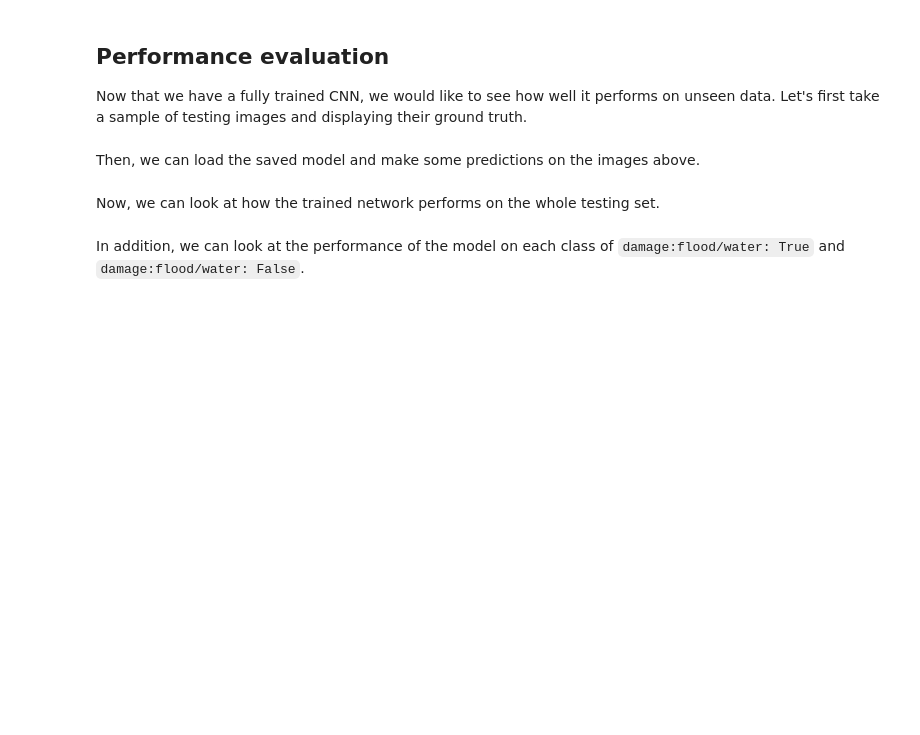
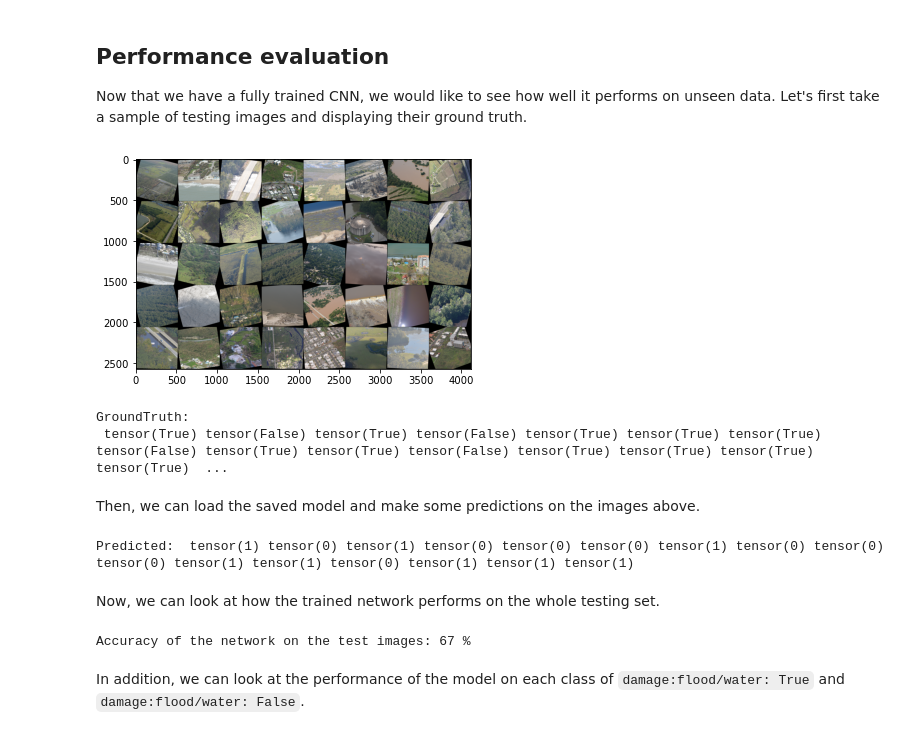
Before and after one commit to bwsi-hadr/11-Building_a_CNN, a Jupyter notebook: 14-Building and training a neural network, ethics in AI.ipynb, the cells around one changed output. Drawn from its saved outputs; the diff is of its cells as text; code cells hidden in the pictures; blank space fills up the shorter version.

````diff
--- a/14-Building and training a neural network, ethics in AI.ipynb
+++ b/14-Building and training a neural network, ethics in AI.ipynb
@@ -239,7 +266,7 @@ We are now ready to train a CNN! We are going to start with a familiar step: we'
 from torch.utils.data.sampler import SubsetRandomSampler
 from torch.utils.data import DataLoader
 
-batch_size = 16
+batch_size = 64
 test_split_ratio = .2
 shuffle_dataset = True
 random_seed= 42
@@ -333,23 +356,29 @@ def imshow(img):
     plt.show()
 
 dataiter = iter(test_loader)
-images = dataiter.next()['image']
-labels = dataiter.next()['damage:flood/water']
-
-# print images
-imshow(torchvision.utils.make_grid(images))
-print('GroundTruth: ', ' '.join('%5s' % labels[j] for j in range(16)))
+single_iter = dataiter.next()
+images = single_iter['image']
+labels = single_iter['damage:flood/water']
+# %%
+# print images
+imshow(utils.make_grid(images))
+print('GroundTruth: \n', ' '.join('%5s' % labels[j].cpu() for j in range(16)))
+# %% [output]
+[figure, added]
+GroundTruth:
+ tensor(True) tensor(False) tensor(True) tensor(False) tensor(True) tensor(True) tensor(True) tensor(False) tensor(True) tensor(True) tensor(False) tensor(True) tensor(True) tensor(True) tensor(True)  ...
 # %% [markdown]
 Then, we can load the saved model and make some predictions on the images above.
 # %%
-net = Net()
 net.load_state_dict(torch.load(PATH))
 
-outputs = net(images)
+outputs = net(images.cuda())
 _, predicted = torch.max(outputs, 1)
 
-print('Predicted: ', ' '.join('%5s' % predicted[j]
+print('Predicted: ', ' '.join('%5s' % predicted[j].cpu()
                               for j in range(16)))
+# %% [output]
+Predicted:  tensor(1) tensor(0) tensor(1) tensor(0) tensor(0) tensor(0) tensor(1) tensor(0) tensor(0) tensor(0) tensor(1) tensor(1) tensor(0) tensor(1) tensor(1) tensor(1)
 # %% [markdown]
 Now, we can look at how the trained network performs on the whole testing set.
 # %%
@@ -357,15 +386,17 @@ correct = 0
 total = 0
 with torch.no_grad():
     for data in test_loader:
-        images = data['image']
-        labels = data['damage:flood/water']
+        images = data['image'].cuda()
+        labels = data['damage:flood/water'].cuda()
         outputs = net(images)
         _, predicted = torch.max(outputs.data, 1)
         total += labels.size(0)
         correct += (predicted == labels).sum().item()
 
-print('Accuracy of the network on the 2000 test images: %d %%' % (
+print('Accuracy of the network on the test images: %d %%' % (
     100 * correct / total))
+# %% [output]
+Accuracy of the network on the test images: 67 %
 # %% [markdown]
 In addition, we can look at the performance of the model on each class of ```damage:flood/water: True``` and ```damage:flood/water: False```.
 # %%
````
Also changed, not shown: parts of 10 cells of this notebook.
